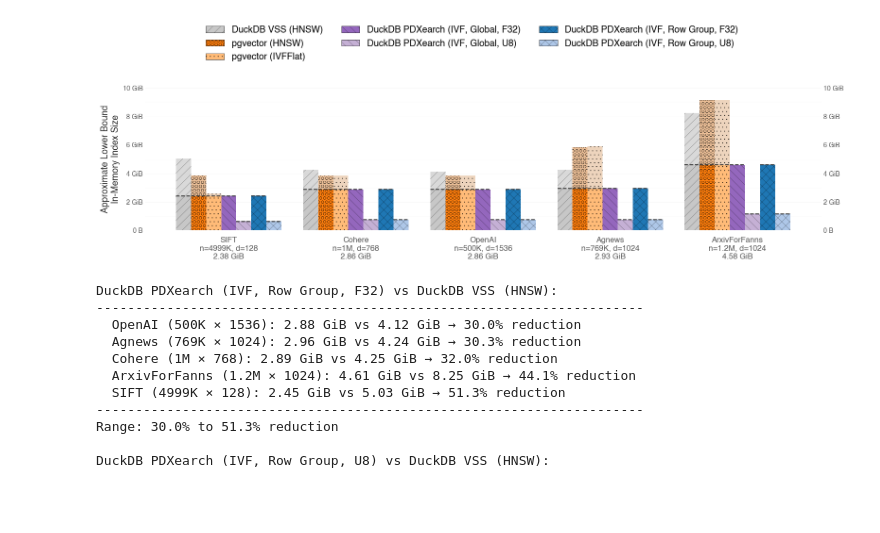
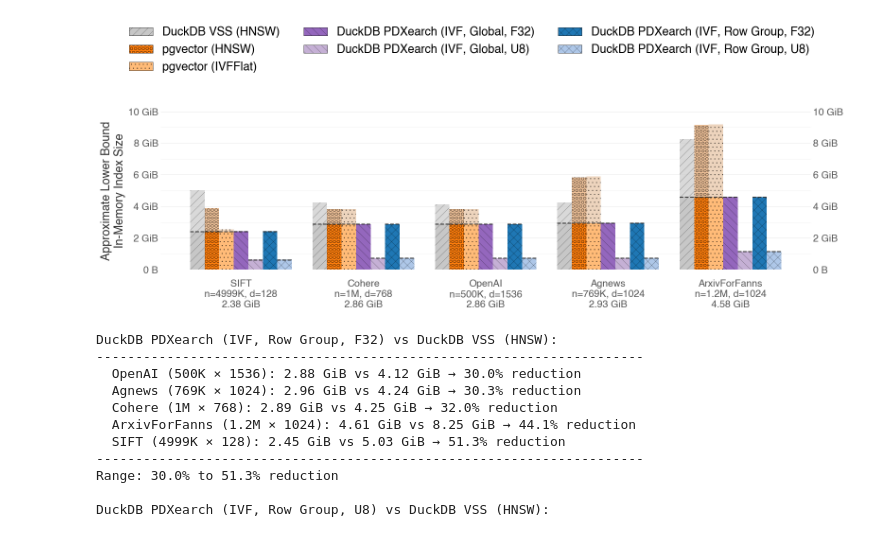
Before and after one commit to Noorts/vss-benchmarks, a Jupyter notebook: analysis/index_size.ipynb, the cells around one changed output. Saved outputs shown, nothing was run; the diff lists cells and outputs as text; code cells hidden in the pictures; blank space fills up the shorter version.

```diff
--- a/analysis/index_size.ipynb
+++ b/analysis/index_size.ipynb
@@ -153,7 +153,7 @@ def lower_contrast_color(color, gray=0.6, blend=0.5):
 def bytes_formatter(val, pos):
     return format_bytes(val, precision_is_zero=True)
 
-fig, ax1 = plt.subplots(1, 1, figsize=(16, 5)) # 25, 5
+fig, ax1 = plt.subplots(1, 1, figsize=(16, 6)) # 25, 5
 
 def draw_bars(ax, value_fn, ylabel, show_label=False):
     """Draw grouped bars on ax. value_fn(dataset, index_type, raw_f32, raw_u8) → float or None."""
@@ -221,45 +221,45 @@ def draw_bars(ax, value_fn, ylabel, show_label=False):
     def gib(num):
         return 1024 ** 3 * num
     ax.set_yticks([gib(0), gib(2), gib(4), gib(6), gib(8), gib(10)])
-    ax.tick_params(axis='y', which='both', colors=TICK_FONTS_COLOR, length=0)
+    ax.tick_params(axis='y', which='both', colors=TICK_FONTS_COLOR, length=0, labelsize=TICK_FONTSIZE)
     ax.tick_params(axis='both', length=0)
-    ax.tick_params(axis='x', pad=10)
+    ax.tick_params(axis='x', pad=15)
 
     # Faint minor gridlines halfway between major gridlines
     ax.yaxis.set_minor_locator(AutoMinorLocator(2))
     ax.yaxis.grid(True, which='minor', linestyle='-', linewidth=0.4, color='gray', alpha=0.15)
     ax.tick_params(axis='y', which='minor', length=0)
 
     # Mirror y-axis ticks on the right side
     ax2 = ax.secondary_yaxis('right')
     ax2.set_yticks(ax.get_yticks())
     ax2.yaxis.set_major_formatter(FuncFormatter(bytes_formatter))
-    ax2.tick_params(axis='y', colors=TICK_FONTS_COLOR, length=0)
+    ax2.tick_params(axis='y', colors=TICK_FONTS_COLOR, length=0, labelsize=TICK_FONTSIZE)
     ax2.spines['right'].set_visible(False)
 
 # Plot 1: absolute index size
 def absolute_value(dataset, index_type, raw_f32, raw_u8):
     return data[dataset].get(index_type)
 
 draw_bars(ax1, absolute_value, "Approximate Lower Bound\nIn-Memory Index Size", show_label=False)
 # draw_bars(ax1, absolute_value, "Approximate Lower Bound\nIn-Memory Index Size", show_label=True)
 
 # Shared legend
 legend_handles = [
     Patch(facecolor=index_colors.get(idx, "#808080"),
           hatch=index_hatches.get(idx, ""),
           edgecolor='black', linewidth=0.5,
           label=idx)
     for idx in all_index_types
 ]
 fig.legend(handles=legend_handles, loc="upper center", ncols=math.ceil(len(all_index_types) / 3),
            frameon=False, fontsize=LABEL_FONTSIZE, bbox_to_anchor=(0.5, 1.06))
 
-fig.tight_layout(rect=[0, 0, 1, 0.80])
+fig.tight_layout(rect=[0, 0, 1, 0.76])
 # fig.tight_layout(rect=[0, 0, 1, 1])
 save_fig("index_size")
 # %% [output]
-[figure, old version]
+[figure, new version]
 # %%
 vss_key = "DuckDB VSS (HNSW)"
 pdx_keys = [
```
Also changed, not shown: parts of 1 cell of this notebook.
